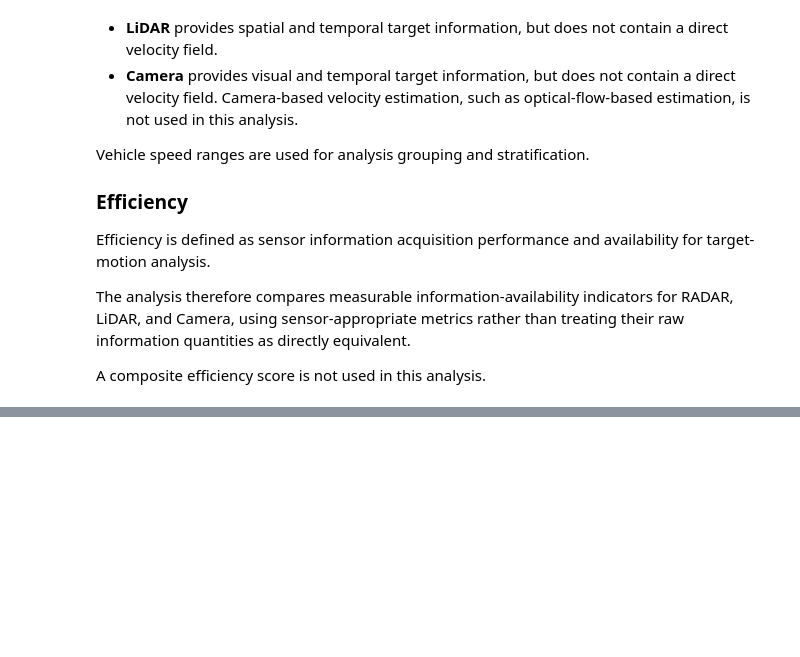
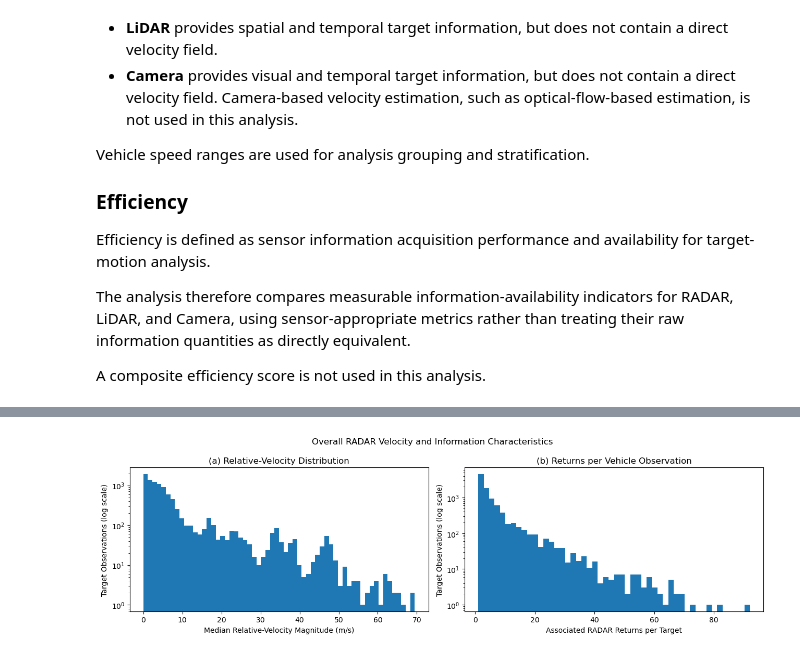
Before and after one commit to lailaamin70/Boeing-RADAR-Autonomous-, a Jupyter notebook: velocity_efficiency_report.ipynb, the cells around one changed output, grey strips where cells are left out. Saved outputs shown, nothing was run; the diff lists cells and outputs as text; code cells hidden in the pictures; blank space fills up the shorter version.

Commit message:
Complete RADAR analysis section

```diff
--- a/velocity_efficiency_report.ipynb
+++ b/velocity_efficiency_report.ipynb
@@ -39,0 +334,11 @@ A composite efficiency score is not used in this analysis.
+# %%
+sensor_data_df = build_sensor_data_df()
+sample_data = load_json(METADATA_ROOT / "sample_data.json")
+sample_data_lookup = {x["token"]: x for x in sample_data}
+
+radar_observation_df = sensor_data_df[sensor_data_df["Modality"] == "RADAR"].copy()
+radar_observation_df["Is Key Frame"] = radar_observation_df["Token"].map(lambda x: sample_data_lookup[x]["is_key_frame"])
+keyframe_radar = radar_observation_df[radar_observation_df["Is Key Frame"]].copy()
+
+target_radar_points_df = build_target_radar_points_df(keyframe_radar)
+target_radar_df = build_target_radar_velocity_df(target_radar_points_df)
@@ -39,0 +367,20 @@ A composite efficiency score is not used in this analysis.
+# %%
+fig, axes = plt.subplots(1, 2, figsize=(13, 4))
+
+axes[0].hist(target_radar_df["median_vrel_magnitude"], bins=60)
+axes[0].set_yscale("log")
+axes[0].set_xlabel("Median Relative-Velocity Magnitude (m/s)")
+axes[0].set_ylabel("Target Observations (log scale)")
+axes[0].set_title("(a) Relative-Velocity Distribution")
+
+axes[1].hist(target_radar_df["radar_return_count"], bins=50)
+axes[1].set_yscale("log")
+axes[1].set_xlabel("Associated RADAR Returns per Target")
+axes[1].set_ylabel("Target Observations (log scale)")
+axes[1].set_title("(b) Returns per Vehicle Observation")
+
+fig.suptitle("Overall RADAR Velocity and Information Characteristics")
+plt.tight_layout()
+plt.show()
+# %% [output]
+[figure, added]
```
Also changed, not shown: parts of 42 cells of this notebook.
